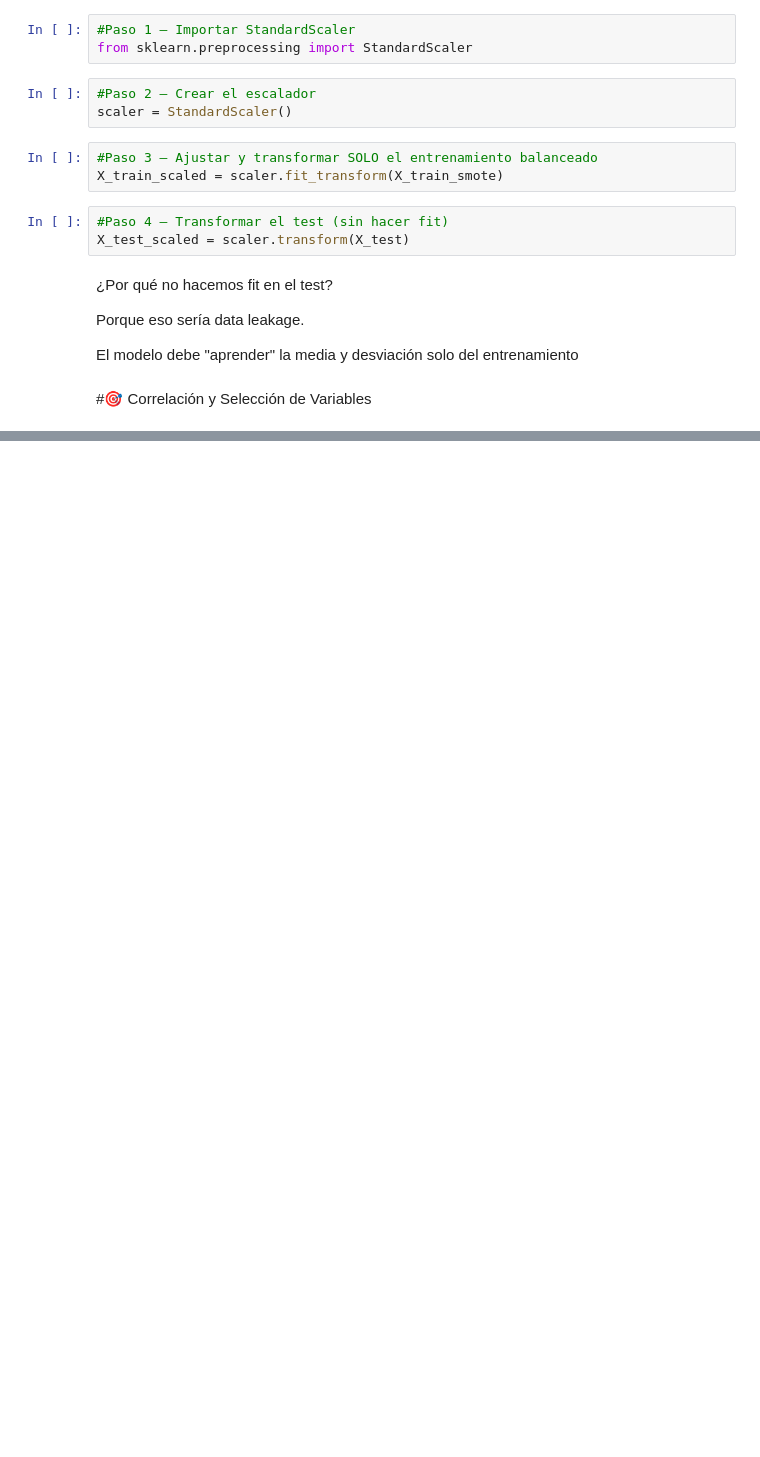
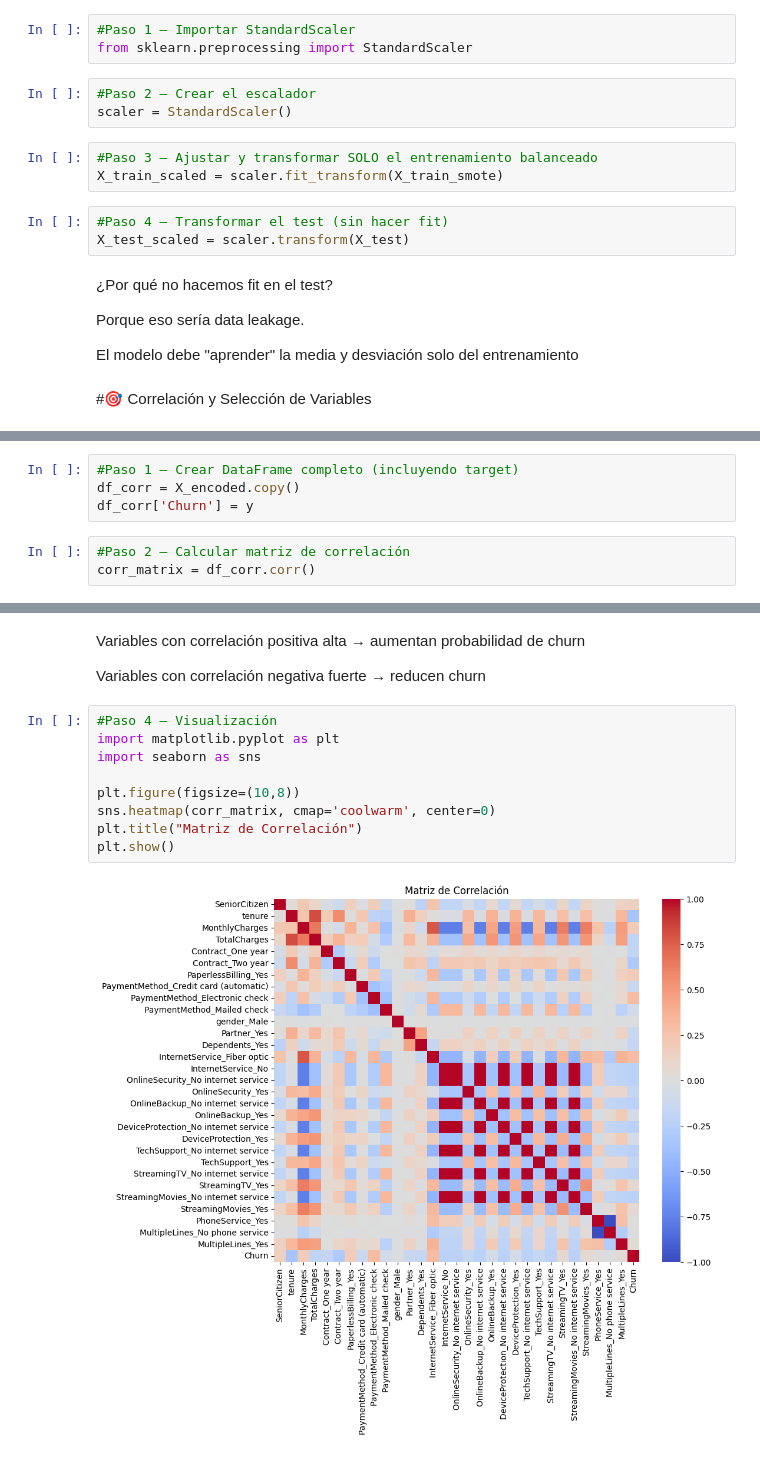
Before and after one commit to dpenamoya-ops/TelecomX_LATAM_parte2, a Jupyter notebook: TelecomX_LATAM_parte2_dp.ipynb, the cells around one changed output, grey strips where cells are left out. Saved outputs shown, nothing was run; the diff lists cells and outputs as text; blank space fills up the shorter version.

```diff
--- a/TelecomX_LATAM_parte2_dp.ipynb
+++ b/TelecomX_LATAM_parte2_dp.ipynb
@@ -485,0 +490,7 @@ El modelo debe "aprender" la media y desviación solo del entrenamiento
+# %%
+#Paso 1 — Crear DataFrame completo (incluyendo target)
+df_corr = X_encoded.copy()
+df_corr['Churn'] = y
+# %%
+#Paso 2 — Calcular matriz de correlación
+corr_matrix = df_corr.corr()
@@ -485,0 +520,15 @@ El modelo debe "aprender" la media y desviación solo del entrenamiento
+# %% [markdown]
+Variables con correlación positiva alta → aumentan probabilidad de churn
+
+Variables con correlación negativa fuerte → reducen churn
+# %%
+#Paso 4 — Visualización
+import matplotlib.pyplot as plt
+import seaborn as sns
+
+plt.figure(figsize=(10,8))
+sns.heatmap(corr_matrix, cmap='coolwarm', center=0)
+plt.title("Matriz de Correlación")
+plt.show()
+# %% [output]
+[figure, added]
```
Also changed, not shown: parts of 42 cells of this notebook.
